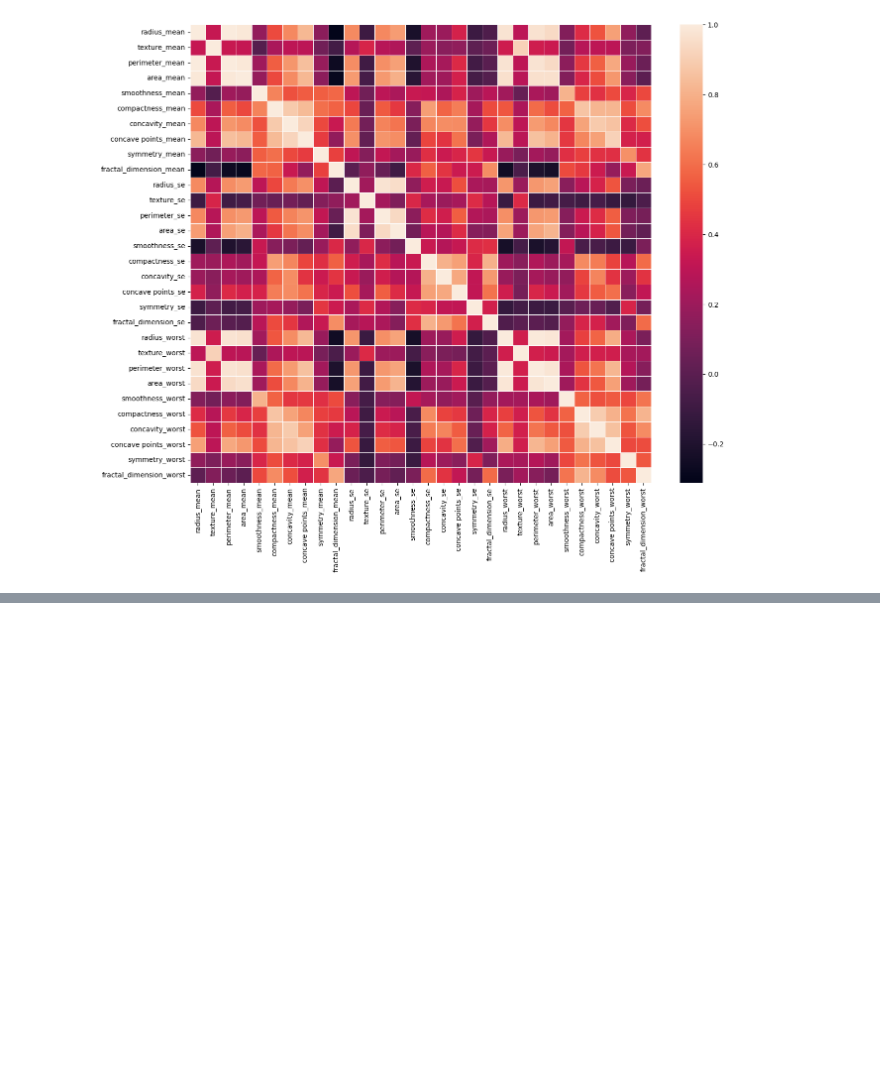
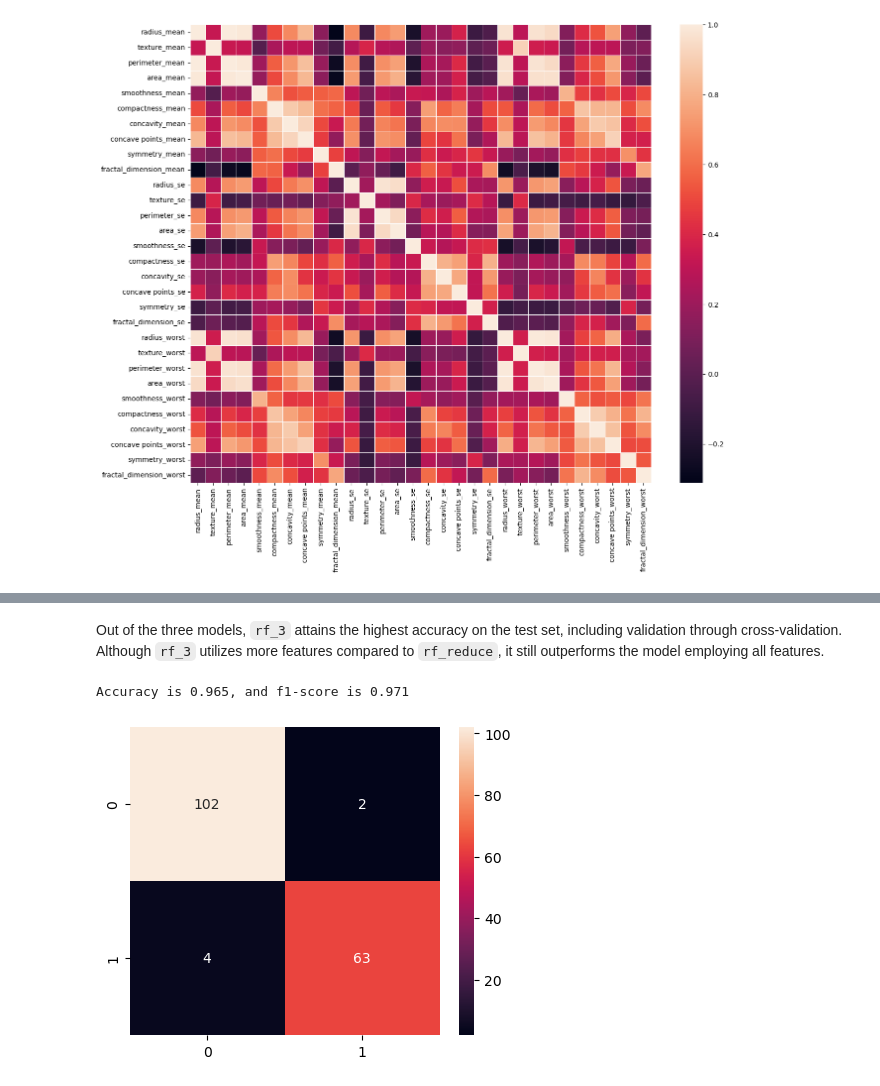
Before and after one commit to cuongpham24/Data-science-projects, a Jupyter notebook: Project_02_Feature_Selection/Project_02_Breast_Cancer.ipynb, the cells around one changed output, grey strips where cells are left out. Cells and saved outputs as stored; diff of their text form; code cells hidden in the pictures; blank space fills up the shorter version.

```diff
--- a/Project_02_Feature_Selection/Project_02_Breast_Cancer.ipynb
+++ b/Project_02_Feature_Selection/Project_02_Breast_Cancer.ipynb
@@ -192,0 +248,11 @@ x_test_norm = (x_test - x_test.mean()) / x_test.std()
+# %%
+# Instantiate random forest model
+rf_3 = RandomForestClassifier(random_state=2024)
+rf_features = x_train.columns[selector.support_]
+# Feature selections
+selector = RFECV(rf_3, cv=5, scoring="accuracy",)
+selector = selector.fit(x_train, y_train)
+print("The number of features :", selector.n_features_)
+print("Best features :", x_train.columns[selector.support_])
+# Cross-validate model
+print(cross_val_score(rf_3, x_train[rf_features], y_train, cv=10).mean())
@@ -192,0 +267,19 @@ x_test_norm = (x_test - x_test.mean()) / x_test.std()
+# %% [markdown]
+Out of the three models, `rf_3` attains the highest accuracy on the test set, including validation through cross-validation. Although `rf_3` utilizes more features compared to `rf_reduce`, it still outperforms the model employing all features.
+# %%
+# Fit the model with cross validation
+rf_3 = rf_3.fit(x_train[rf_features], y_train)
+
+# Evaluate accuracy
+y_pred = rf_3.predict(x_test[rf_features])
+cm = confusion_matrix(y_test, y_pred)
+plt.figure(figsize=(5, 4))
+sns.heatmap(cm, annot=True, fmt="d")
+
+# Accuracy and f1-score
+ac = accuracy_score(y_test, y_pred)
+f1 = f1_score(y_test, y_pred, pos_label="B")
+print("Accuracy is %.3f, and f1-score is %.3f" %(ac, f1))
+# %% [output]
+Accuracy is 0.965, and f1-score is 0.971
+[figure, added]
```
Also changed, not shown: parts of 17 cells of this notebook.
